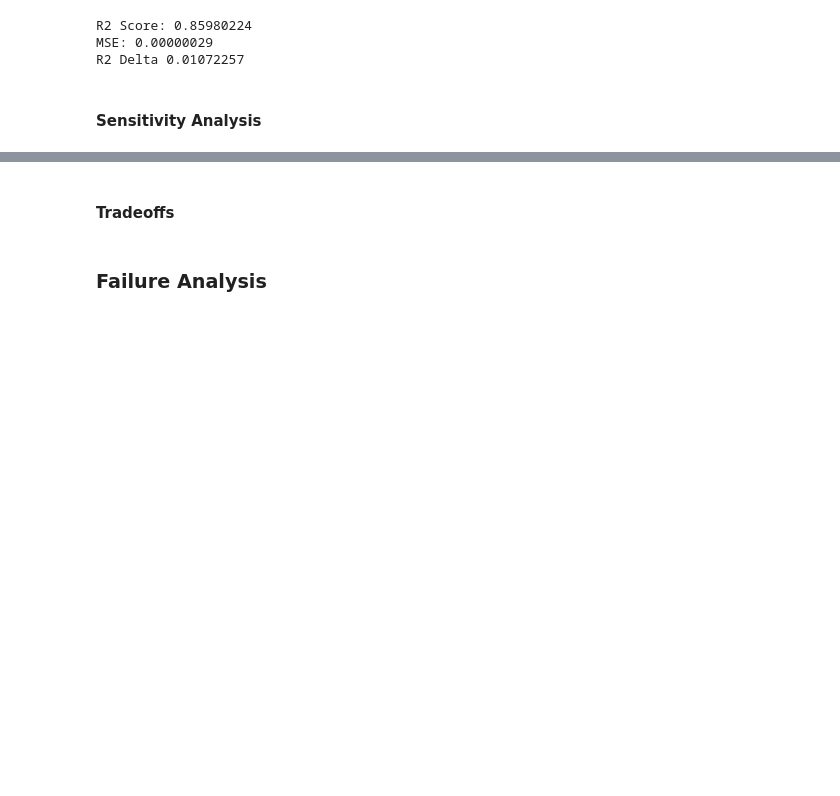
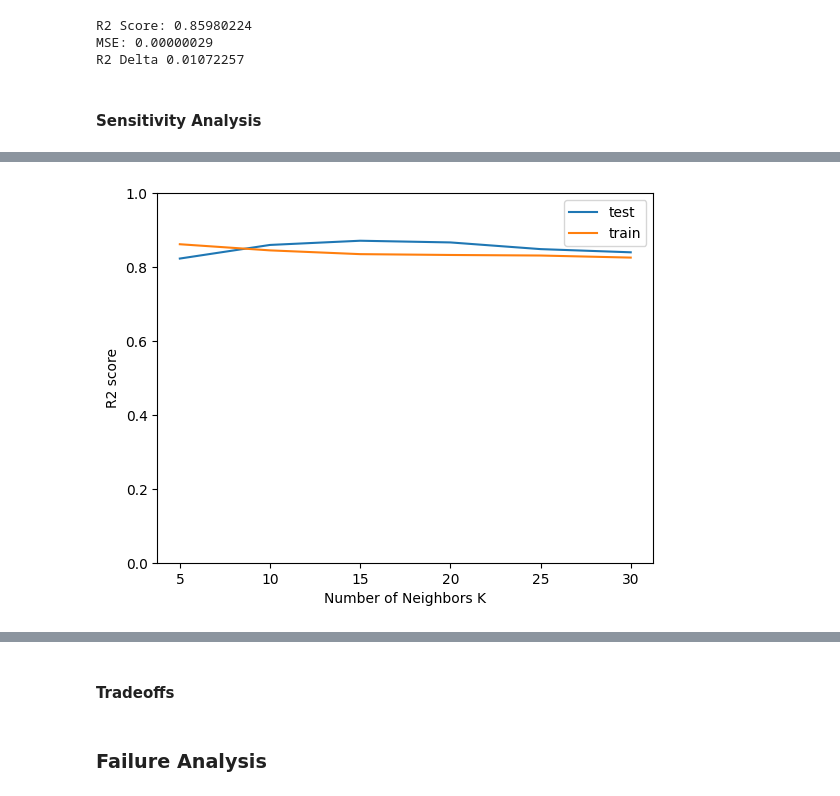
Before and after one commit to geoffgin/Pre-Existing-Factors, a Jupyter notebook: Supervised.ipynb, the cells around one changed output, grey strips where cells are left out. Drawn from its saved outputs; the diff is of its cells as text; code cells hidden in the pictures; blank space fills up the shorter version.

```diff
--- a/Supervised.ipynb
+++ b/Supervised.ipynb
@@ -479,0 +536,11 @@ R2 Delta 0.01072257
+# %%
+x = range(5,31,5)
+plt.plot(x, r2_vals_test, label= 'test')
+plt.plot(x, r2_vals_train, label= 'train')
+plt.xlabel("Number of Neighbors K")
+plt.ylabel("R2 score")
+plt.ylim(0,1)
+plt.legend()
+plt.show()
+# %% [output]
+[figure, added]
```
Also changed, not shown: parts of 24 cells of this notebook.
